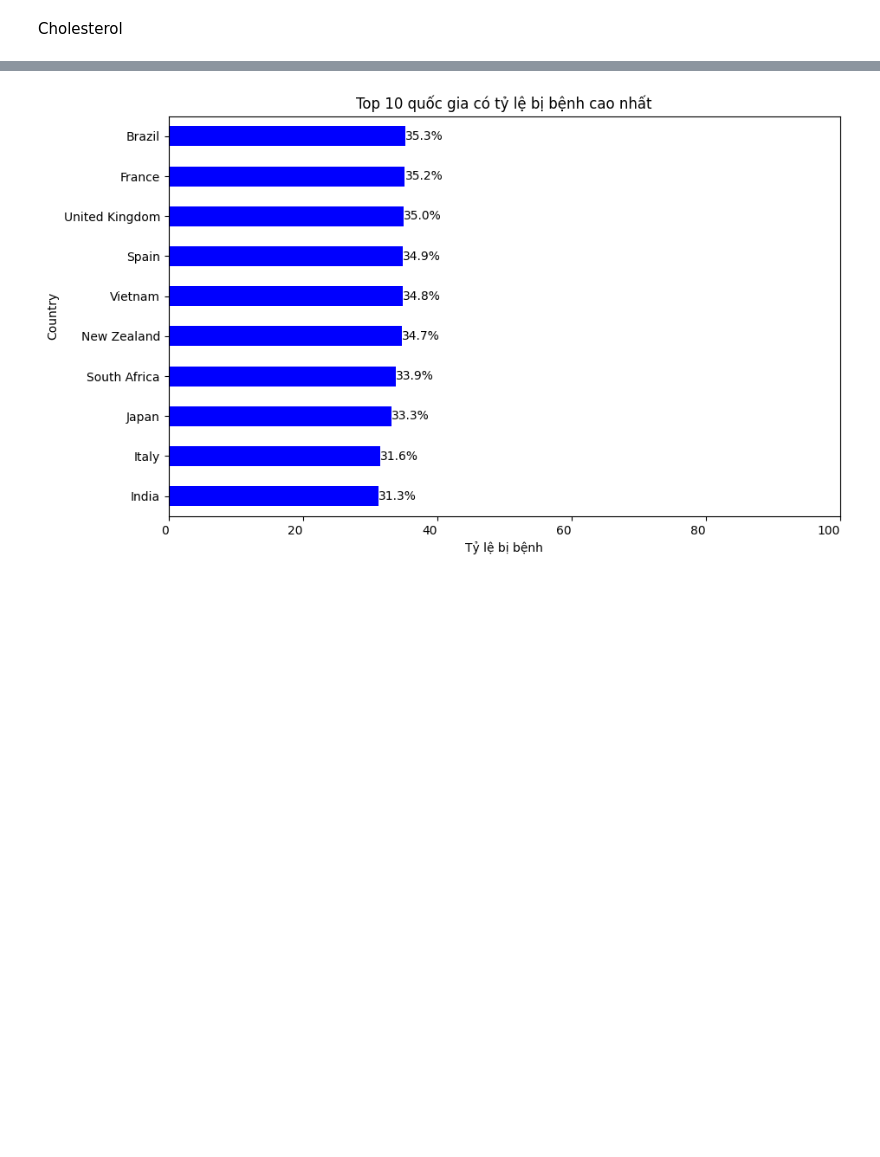
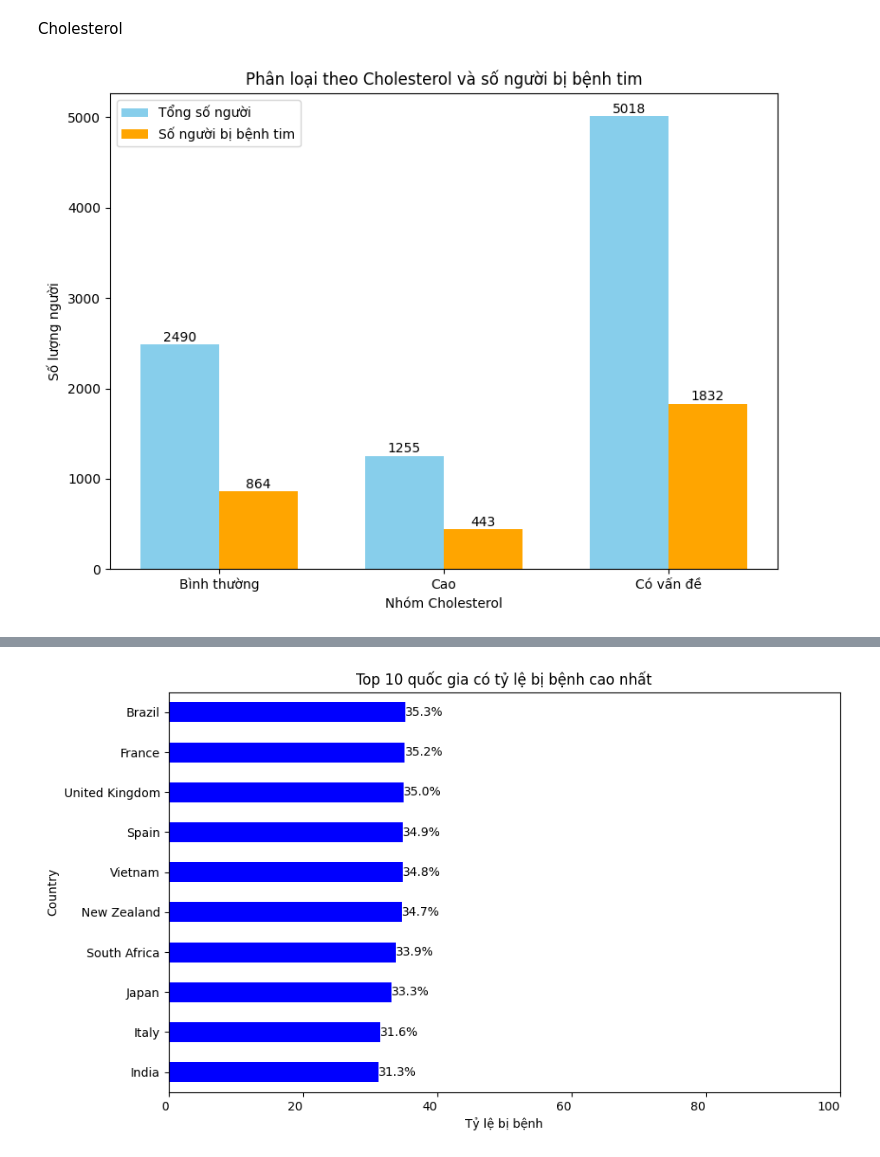
Before and after one commit to thangtrandoan/DataProcessing-Project, a Jupyter notebook: test.ipynb, the cells around one changed output, grey strips where cells are left out. Drawn from its saved outputs; the diff is of its cells as text; code cells hidden in the pictures; blank space fills up the shorter version.

```diff
--- a/test.ipynb
+++ b/test.ipynb
@@ -375,3 +395,48 @@ plt.show()
 [figure]
 # %% [markdown]
 Cholesterol
+# %%
+import matplotlib.pyplot as plt
+import numpy as np
+
+# Tạo dữ liệu (sử dụng lại Chol_Category từ mã trước)
+bins = [0, 200, 240, float('inf')]
+labels = ['Bình thường', 'Cao', 'Có vấn đề']
+Chol_Category = pd.cut(data['Cholesterol'], bins=bins, labels=labels)
+data['Chol_Category'] = Chol_Category  # Thêm cột phân loại vào dữ liệu
+
+# Đếm tổng số người và số người bị bệnh tim trong mỗi nhóm
+chol_num = data['Chol_Category'].value_counts()  # Tổng số người
+heart_attack_counts = data.groupby('Chol_Category')['Heart Attack Risk'].sum()  # Người bị bệnh tim
+
+# Chuyển đổi dữ liệu để vẽ
+categories = labels
+total_counts = [chol_num[label] for label in labels]
+heart_attack = [heart_attack_counts[label] for label in labels]
+
+# Vẽ biểu đồ cột nhóm
+x = np.arange(len(categories))  # Vị trí các nhóm
+width = 0.35  # Độ rộng của mỗi cột
+
+fig, ax = plt.subplots(figsize=(8, 6))
+bar1 = ax.bar(x - width/2, total_counts, width, label='Tổng số người', color='skyblue')
+bar2 = ax.bar(x + width/2, heart_attack, width, label='Số người bị bệnh tim', color='orange')
+
+# Thêm nhãn trên mỗi cột
+for bars in [bar1, bar2]:
+    for bar in bars:
+        yval = bar.get_height()
+        ax.text(bar.get_x() + bar.get_width() / 2, yval + 1, int(yval), ha='center', va='bottom')
+
+# Tuỳ chỉnh biểu đồ
+ax.set_xlabel('Nhóm Cholesterol')
+ax.set_ylabel('Số lượng người')
+ax.set_title('Phân loại theo Cholesterol và số người bị bệnh tim')
+ax.set_xticks(x)
+ax.set_xticklabels(categories)
+ax.legend()
+
+plt.tight_layout()
+plt.show()
+# %% [output]
+[figure, added]
```
Also changed, not shown: parts of 25 cells of this notebook.
